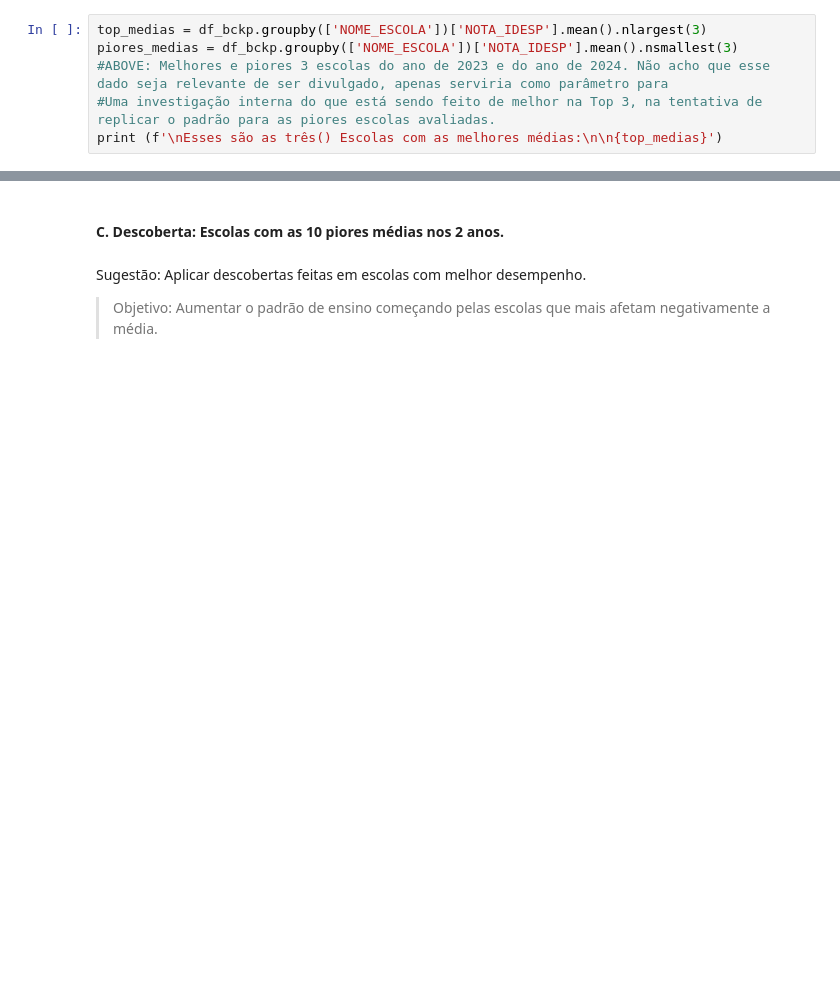
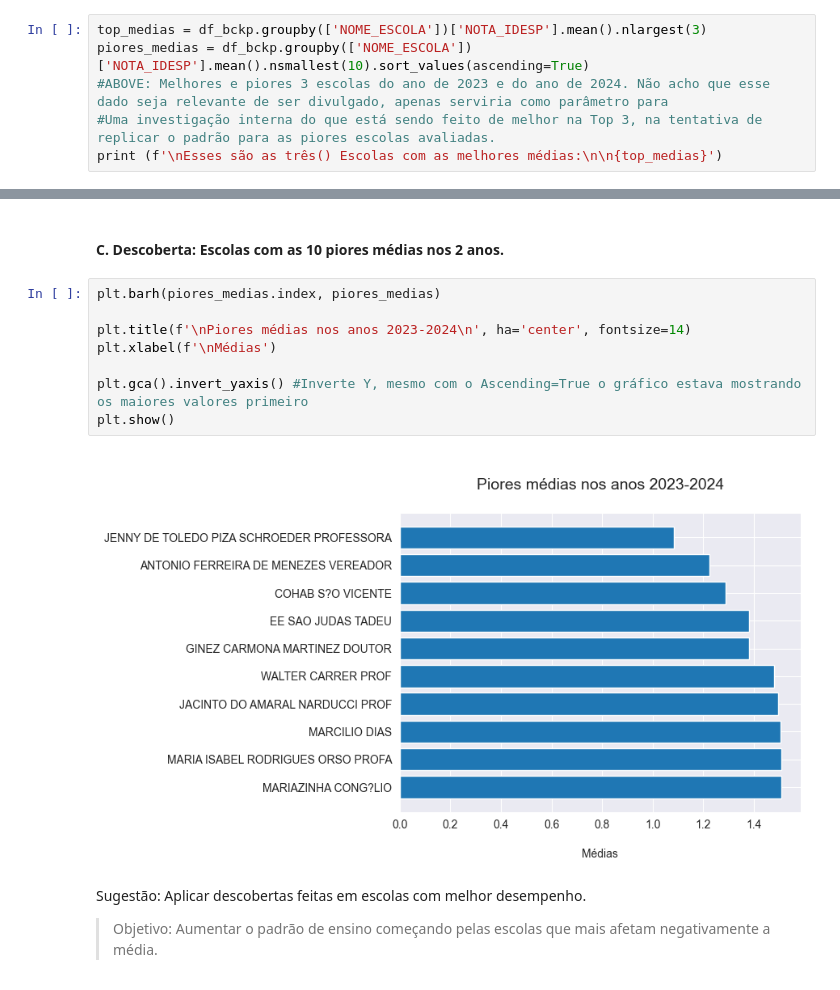
Before and after one commit to jardielsousar-cloud/Desempenho_escolas_publicas_Sao_Paulo, a Jupyter notebook: escolas.ipynb, the cells around one changed output, grey strips where cells are left out. Drawn from its saved outputs; the diff is of its cells as text; blank space fills up the shorter version.

```diff
--- a/escolas.ipynb
+++ b/escolas.ipynb
@@ -158,7 +158,7 @@ df_bckp
 Quais as escolas com a melhor e pior média nos últimos dois anos de avaliação IDESP (2023-2024)?
 # %%
 top_medias = df_bckp.groupby(['NOME_ESCOLA'])['NOTA_IDESP'].mean().nlargest(3)
-piores_medias = df_bckp.groupby(['NOME_ESCOLA'])['NOTA_IDESP'].mean().nsmallest(3)
+piores_medias = df_bckp.groupby(['NOME_ESCOLA'])['NOTA_IDESP'].mean().nsmallest(10).sort_values(ascending=True)
 #ABOVE: Melhores e piores 3 escolas do ano de 2023 e do ano de 2024. Não acho que esse dado seja relevante de ser divulgado, apenas serviria como parâmetro para
 #Uma investigação interna do que está sendo feito de melhor na Top 3, na tentativa de replicar o padrão para as piores escolas avaliadas.
 print (f'\nEsses são as três() Escolas com as melhores médias:\n\n{top_medias}')
@@ -274,5 +285,15 @@ Sugestão: Estudar as escolas que tiveram um salto no progresso de um ano para o
 # %% [markdown]
 #### C. Descoberta: Escolas com as 10 piores médias nos 2 anos.
+# %%
+plt.barh(piores_medias.index, piores_medias)
+
+plt.title(f'\nPiores médias nos anos 2023-2024\n', ha='center', fontsize=14)
+plt.xlabel(f'\nMédias')
+
+plt.gca().invert_yaxis() #Inverte Y, mesmo com o Ascending=True o gráfico estava mostrando os maiores valores primeiro
+plt.show()
+# %% [output]
+[figure, added]
 # %% [markdown]
 Sugestão: Aplicar descobertas feitas em escolas com melhor desempenho.
 > Objetivo: Aumentar o padrão de ensino começando pelas escolas que mais afetam negativamente a média.
```
Also changed, not shown: parts of 3 cells of this notebook.
